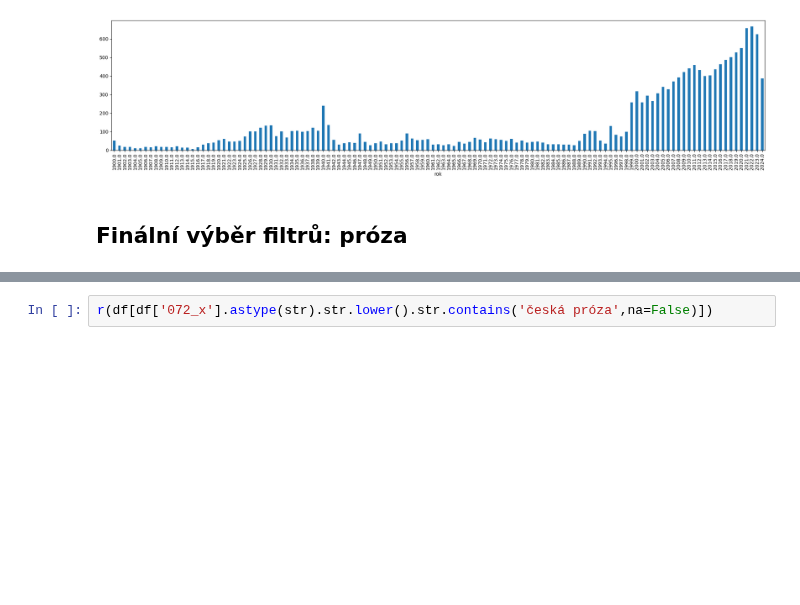
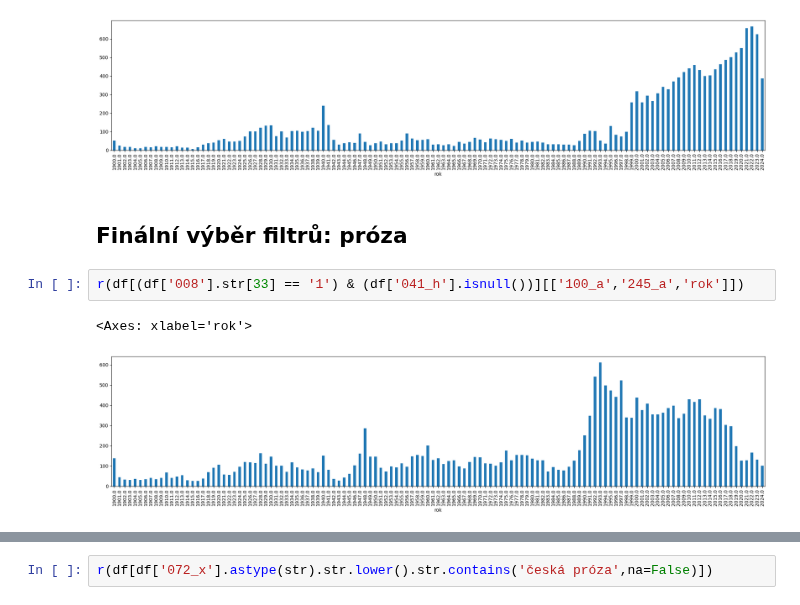
Before and after one commit to DataRozhlas/knizni-peoplemetr, a Jupyter notebook: 110_MDT.ipynb, the cells around one changed output, grey strips where cells are left out. Saved outputs shown, nothing was run; the diff lists cells and outputs as text; blank space fills up the shorter version.

```diff
--- a/110_MDT.ipynb
+++ b/110_MDT.ipynb
@@ -686,3 +683,8 @@ r(mdt[mdt['080_a'].astype(str).str.contains('821.162.3-31',na=False)])
 [figure]
 # %% [markdown]
 ## Finální výběr filtrů: próza
+# %%
+r(df[(df['008'].str[33] == '1') & (df['041_h'].isnull())][['100_a','245_a','rok']])
+# %% [output]
+<Axes: xlabel='rok'>
+[figure, added]
```
Also changed, not shown: parts of 26 cells of this notebook, 14 other files.
